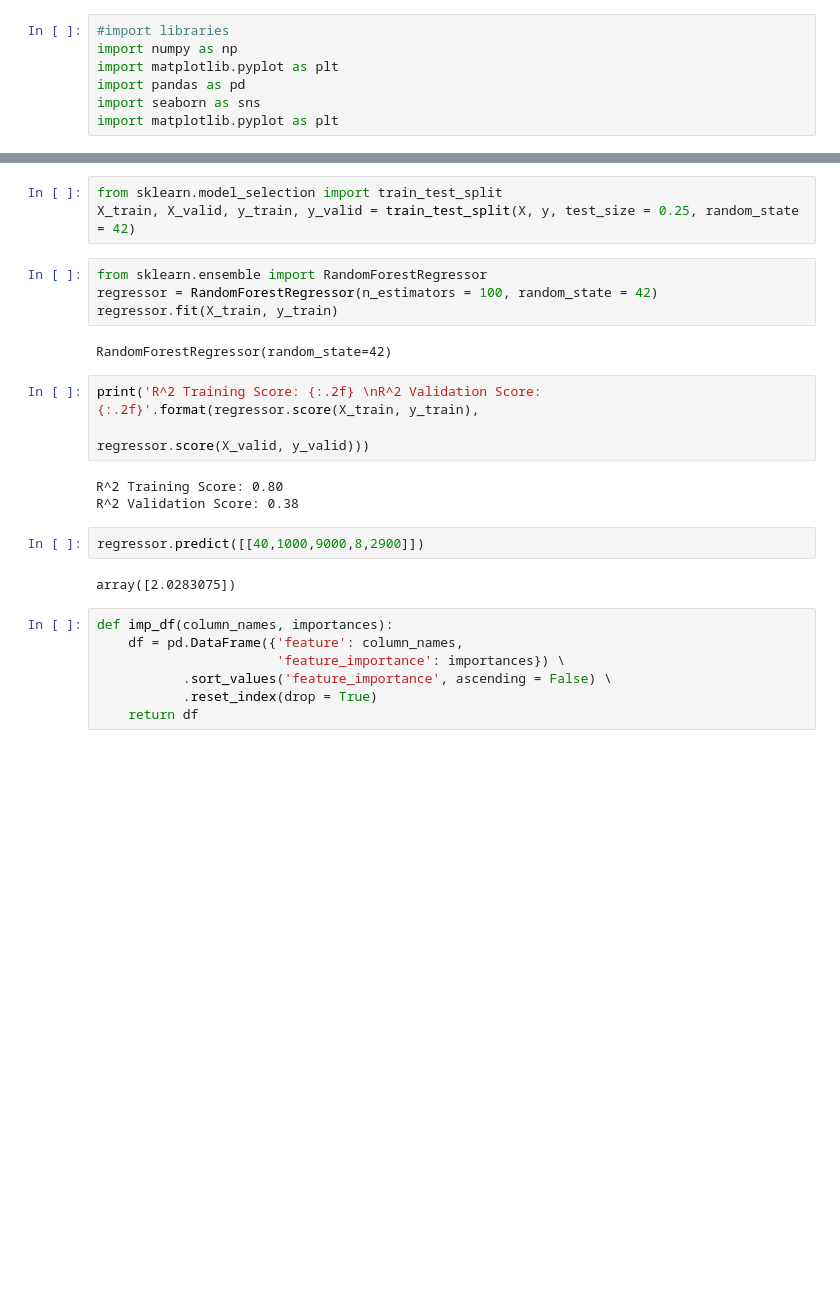
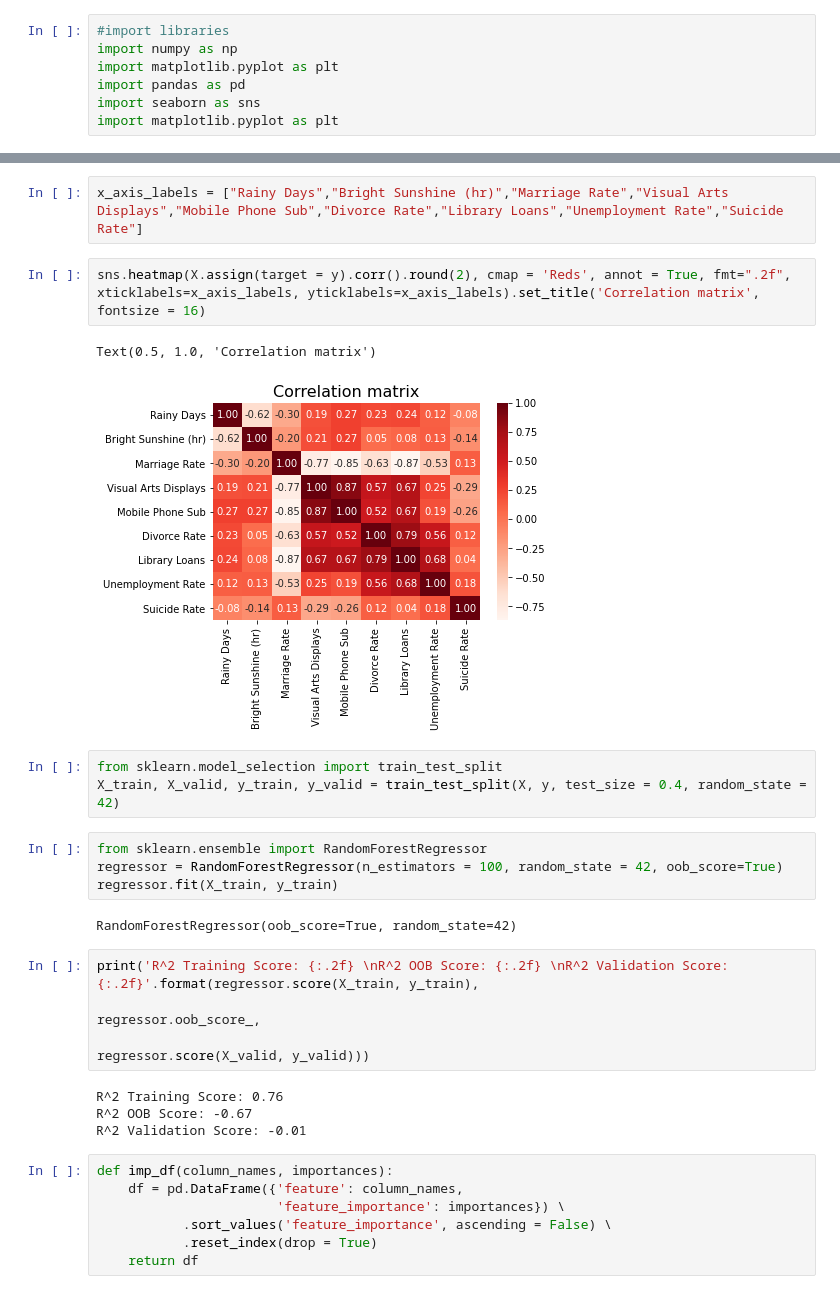
Before and after one commit to zachlim98/Singapore-Explorations, a Jupyter notebook: Code/Suicide Rate Regression.ipynb, the cells around one changed output, grey strips where cells are left out. Drawn from its saved outputs; the diff is of its cells as text; blank space fills up the shorter version.

```diff
--- a/Code/Suicide Rate Regression.ipynb
+++ b/Code/Suicide Rate Regression.ipynb
@@ -31,22 +21,27 @@ y = dataset.iloc[:, 1].values
+# %%
+x_axis_labels = ["Rainy Days","Bright Sunshine (hr)","Marriage Rate","Visual Arts Displays","Mobile Phone Sub","Divorce Rate","Library Loans","Unemployment Rate","Suicide Rate"]
+# %%
+sns.heatmap(X.assign(target = y).corr().round(2), cmap = 'Reds', annot = True, fmt=".2f", xticklabels=x_axis_labels, yticklabels=x_axis_labels).set_title('Correlation matrix', fontsize = 16)
+# %% [output]
+Text(0.5, 1.0, 'Correlation matrix')
+[figure, added]
 # %%
 from sklearn.model_selection import train_test_split
-X_train, X_valid, y_train, y_valid = train_test_split(X, y, test_size = 0.25, random_state = 42)
+X_train, X_valid, y_train, y_valid = train_test_split(X, y, test_size = 0.4, random_state = 42)
 # %%
 from sklearn.ensemble import RandomForestRegressor
-regressor = RandomForestRegressor(n_estimators = 100, random_state = 42)
+regressor = RandomForestRegressor(n_estimators = 100, random_state = 42, oob_score=True)
 regressor.fit(X_train, y_train)
 # %% [output]
-RandomForestRegressor(random_state=42)
+RandomForestRegressor(oob_score=True, random_state=42)
 # %%
-print('R^2 Training Score: {:.2f} \nR^2 Validation Score: {:.2f}'.format(regressor.score(X_train, y_train),
+print('R^2 Training Score: {:.2f} \nR^2 OOB Score: {:.2f} \nR^2 Validation Score: {:.2f}'.format(regressor.score(X_train, y_train),
+                                                                                    regressor.oob_score_,
                                                                                     regressor.score(X_valid, y_valid)))
 # %% [output]
-R^2 Training Score: 0.80
-R^2 Validation Score: 0.38
+R^2 Training Score: 0.76
+R^2 OOB Score: -0.67
+R^2 Validation Score: -0.01
-# %%
-regressor.predict([[40,1000,9000,8,2900]])
-# %% [output]
-array([2.0283075])
 # %%
 def imp_df(column_names, importances):
     df = pd.DataFrame({'feature': column_names,
```
Also changed, not shown: parts of 9 cells of this notebook, 7 other files.
